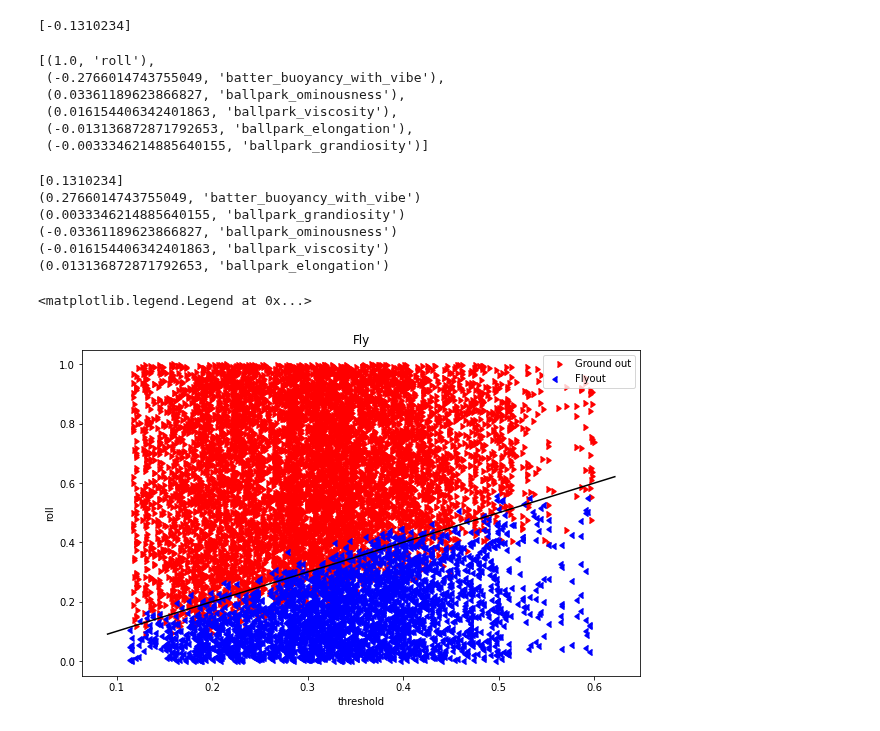
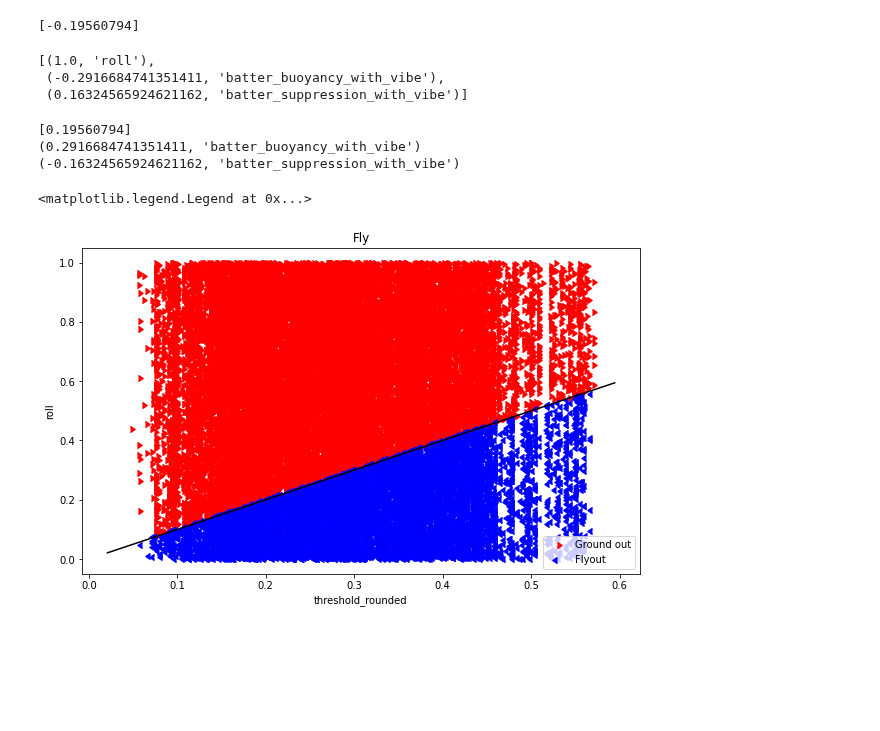
Before and after one commit to xSke/resim, a Jupyter notebook: find_roll_formula_fly.ipynb, the cells around one changed output. Cells and saved outputs as stored; diff of their text form; code cells hidden in the pictures; blank space fills up the shorter version.

```diff
--- a/find_roll_formula_fly.ipynb
+++ b/find_roll_formula_fly.ipynb
@@ -11,6 +11,6 @@ all_files = glob.glob("roll_data/*-fly.csv")
 df = pd.concat((pd.read_csv(f) for f in all_files), ignore_index=True)
 
 season = 14
-df = df[df['season'] == season]
+# df = df[df['season'] == season]
 len(df)
 # %% [output]
@@ -53,30 +54,12 @@ len(dfc)
 # dfc.corr()['offset'].sort_values()
 # %%
 X = dfc[['roll', 'passed',
-         'batter_buoyancy_with_vibe',
-         # 'batter_martyrdom_with_vibe',
- # 'defense_avg_anticapitalism_with_vibe',
- # 'defense_avg_chasiness_with_vibe',
- # 'defense_avg_omniscience_with_vibe',
- # 'defense_avg_tenaciousness_with_vibe',
- # 'defense_avg_watchfulness_with_vibe',
- # 'defense_avg_anticapitalism_times_vibe',
- # 'defense_avg_chasiness_times_vibe',
- # 'defense_avg_omniscience_times_vibe',
- # 'defense_avg_tenaciousness_times_vibe',
- # 'defense_avg_watchfulness_times_vibe',
- # 'defender_vibes',
- 'ballpark_grandiosity',
- # 'ballpark_fortification',
- # 'ballpark_obtuseness',
- 'ballpark_ominousness',
- # 'ballpark_inconvenience',
- 'ballpark_viscosity',
- # 'ballpark_forwardness',
- # 'ballpark_mysticism',
- 'ballpark_elongation',
- # 'ballpark_filthiness',
-        ]]
+ 'batter_buoyancy_with_vibe',
+'batter_suppression_with_vibe',
+ # 'batter_suppression_with_pitcher_vibe',
+# 'batter_tragicness_with_vibe',
+# 'pitcher_watchfulness_with_vibe',
+]]
 # X = X[X['roll'] < 0.85]
 
 # X = dfc[['roll', 'pitcher_ruthlessness', 'ballpark_forwardness']]
@@ -126,50 +109,43 @@ intercept_scaled = intercept / coef[0, 0]
 print(intercept_scaled)
 sorted(zip(coef_list, X.columns), key=lambda x: abs(x[0]), reverse=True)
 # %% [output]
-[-0.1310234]
+[-0.19560794]
 [(1.0, 'roll'),
- (-0.2766014743755049, 'batter_buoyancy_with_vibe'),
- (0.03361189623866827, 'ballpark_ominousness'),
- (0.016154406342401863, 'ballpark_viscosity'),
- (-0.013136872871792653, 'ballpark_elongation'),
- (-0.0033346214885640155, 'ballpark_grandiosity')]
+ (-0.2916684741351411, 'batter_buoyancy_with_vibe'),
+ (0.16324565924621162, 'batter_suppression_with_vibe')]
 # %%
-# dfc['threshold'] = 0.16-(
-#      -0.2776083943255873 * dfc['batter_buoyancy_with_vibe']
-#      -0.10076177945700408 * dfc['ballpark_elongation']
-#      +0.07782492861928512 * dfc['ballpark_ominousness']
-#      +0.05186526153248099 * dfc['ballpark_viscosity']
-# )
+dfc['threshold_rounded'] = 0.18-(
+     -0.3 * dfc['batter_buoyancy']
+     +0.16 * dfc['batter_suppression']
+     +0.1 * (dfc['ballpark_ominousness'] - 0.5)
+)
 
 dfc['threshold'] = -intercept_scaled[0]
 print(-intercept_scaled)
 for pair in zip(-np.array(coef_list), X.columns):
     if pair[1] != "roll":
         print(pair)
         dfc['threshold'] += pair[0] * dfc[pair[1]]
 
 # x_val = "day"
-x_val = "threshold"
+x_val = "threshold_rounded"
 fig, ax = plt.subplots(1, figsize=(10, 6))
 ax.scatter(dfc[~dfc['passed']][x_val], dfc[~dfc['passed']]["roll"], color="red",
            label="Ground out", marker=CARETRIGHTBASE)
 ax.scatter(dfc[dfc['passed']][x_val], dfc[dfc['passed']]["roll"], color="blue",
            label="Flyout", marker=CARETLEFTBASE)
 ax.set_xlabel(x_val)
 ax.set_ylabel('roll')
 ax.set_title("Fly")
 # ax.set_xlim(0.484, 0.499)
 
 ax.plot(ax.get_xlim(), ax.get_xlim(), 'k')
 
 ax.legend()
 # %% [output]
-[0.1310234]
-(0.2766014743755049, 'batter_buoyancy_with_vibe')
-(0.0033346214885640155, 'ballpark_grandiosity')
-(-0.03361189623866827, 'ballpark_ominousness')
-(-0.016154406342401863, 'ballpark_viscosity')
-(0.013136872871792653, 'ballpark_elongation')
+[0.19560794]
+(0.2916684741351411, 'batter_buoyancy_with_vibe')
+(-0.16324565924621162, 'batter_suppression_with_vibe')
 <matplotlib.legend.Legend at 0x...>
-[figure, old version]
+[figure, new version]
 # %%
```
Also changed, not shown: parts of 6 cells of this notebook, 1 other file.
